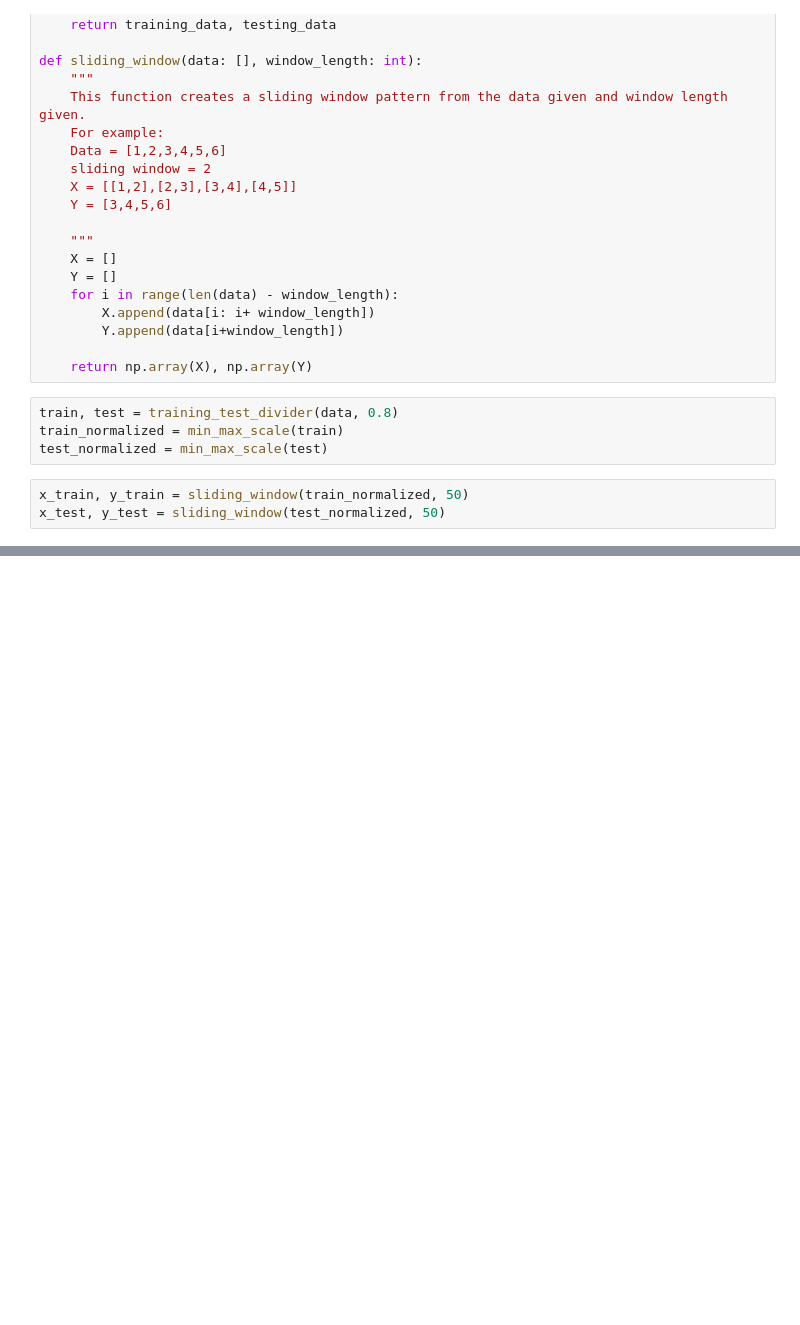
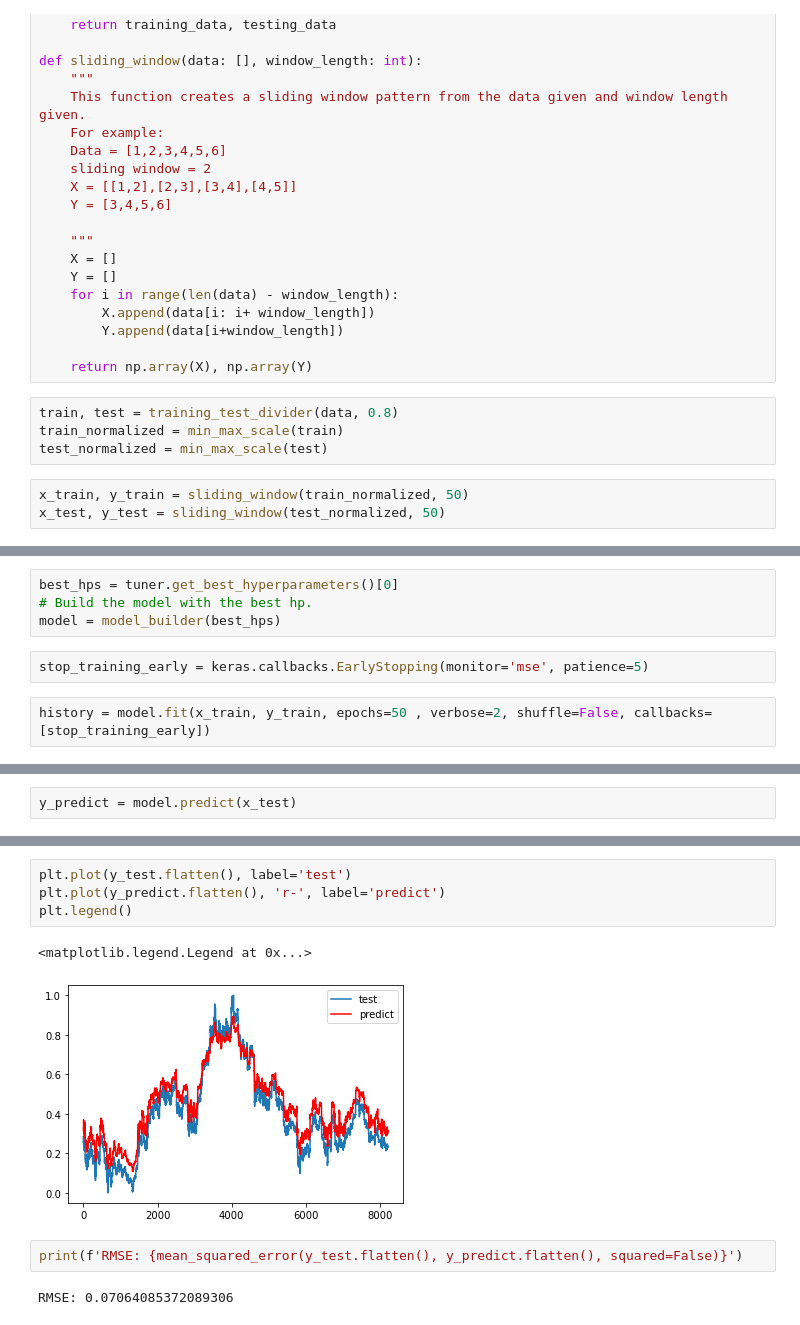
Before and after one commit to Vaiyani/mvaiyani-thesis, a Jupyter notebook: Notebooks/LSTMS-Keras.ipynb, the cells around one changed output, grey strips where cells are left out. Drawn from its saved outputs; the diff is of its cells as text; blank space fills up the shorter version.

Commit message:
LSTM for hourly dataset with Keras - done on GCP workbench

```diff
--- a/Notebooks/LSTMS-Keras.ipynb
+++ b/Notebooks/LSTMS-Keras.ipynb
@@ -65,0 +117,8 @@ def model_builder(hp):
+# %%
+best_hps = tuner.get_best_hyperparameters()[0]
+# Build the model with the best hp.
+model = model_builder(best_hps)
+# %%
+stop_training_early = keras.callbacks.EarlyStopping(monitor='mse', patience=5)
+# %%
+history = model.fit(x_train, y_train, epochs=50 , verbose=2, shuffle=False, callbacks=[stop_training_early])
@@ -65,0 +158,2 @@ def model_builder(hp):
+# %%
+y_predict = model.predict(x_test)
@@ -65,0 +162,11 @@ def model_builder(hp):
+# %%
+plt.plot(y_test.flatten(), label='test')
+plt.plot(y_predict.flatten(), 'r-', label='predict')
+plt.legend()
+# %% [output]
+<matplotlib.legend.Legend at 0x...>
+[figure, added]
+# %%
+print(f'RMSE: {mean_squared_error(y_test.flatten(), y_predict.flatten(), squared=False)}')
+# %% [output]
+RMSE: 0.07064085372089306
```
Also changed, not shown: parts of 14 cells of this notebook.
